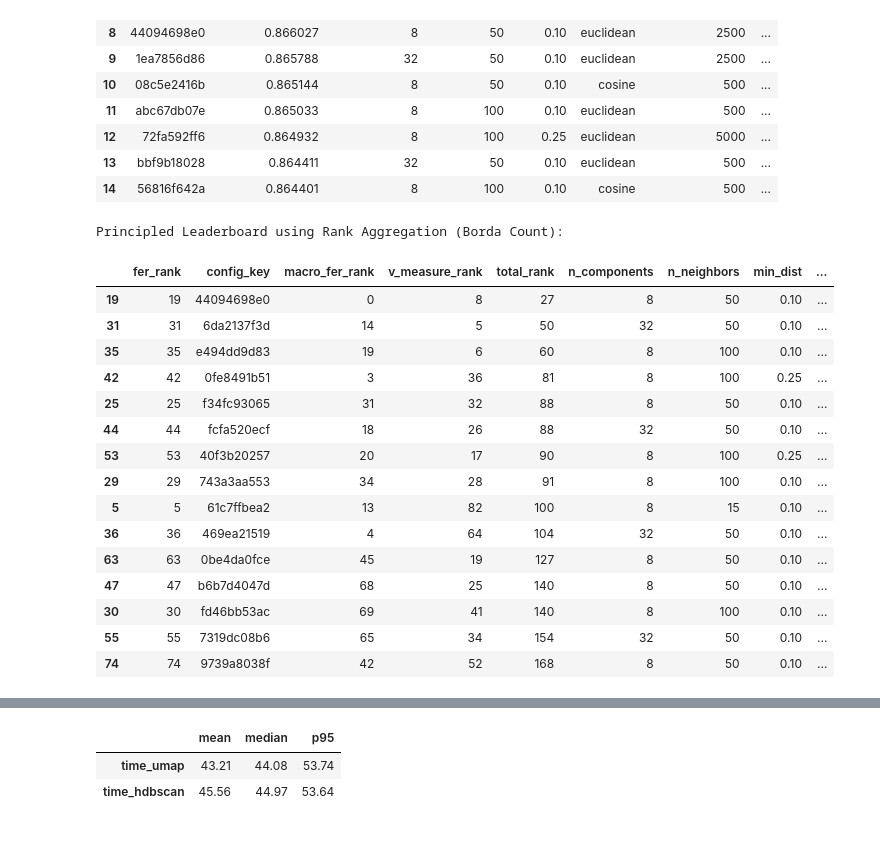
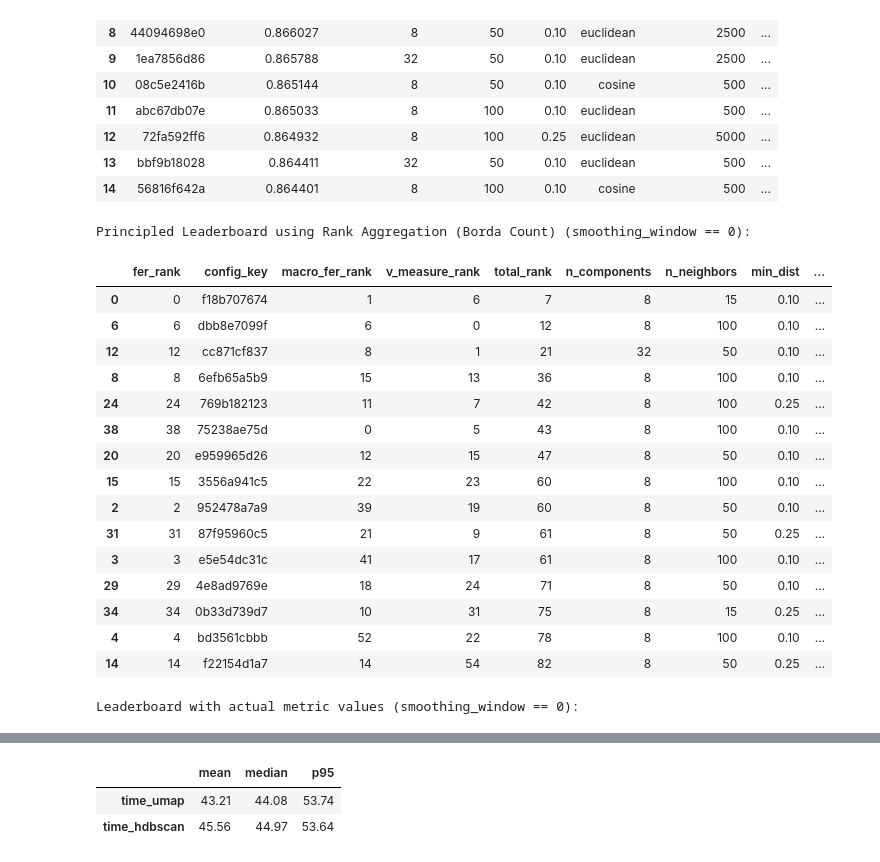
Before and after one commit to georgevenven/tweety_bert, a Jupyter notebook: decoder_paper_analysis/analyse_bird_results.ipynb, the cells around one changed output, grey strips where cells are left out. Saved outputs shown, nothing was run; the diff lists cells and outputs as text; code cells hidden in the pictures.

```diff
--- a/decoder_paper_analysis/analyse_bird_results.ipynb
+++ b/decoder_paper_analysis/analyse_bird_results.ipynb
@@ -180,44 +180,67 @@ Mean V-Measure by config (top 15):
 | 13 | bbf9b18028 | 0.864411 | 32 | 50 | 0.10 | euclidean | 500 | ... |
 | 14 | 56816f642a | 0.864401 | 8 | 100 | 0.10 | cosine | 500 | ... |
 # %%
-# assuming your three dataframes (mean_cfg, mean_cfg_macro, mean_cfg_vmeasure)
-# and the 'lookup' dataframe are already created as in your example.
+# Filter to only configs with smoothing_window == 0
+lookup_sw0 = lookup[lookup['smoothing_window'] == 0]
+sw0_keys = set(lookup_sw0.index)
+
+mean_cfg_sw0 = mean_cfg[mean_cfg['config_key'].isin(sw0_keys)].reset_index(drop=True)
+mean_cfg_macro_sw0 = mean_cfg_macro[mean_cfg_macro['config_key'].isin(sw0_keys)].reset_index(drop=True)
+mean_cfg_vmeasure_sw0 = mean_cfg_vmeasure[mean_cfg_vmeasure['config_key'].isin(sw0_keys)].reset_index(drop=True)
 
 # 1. extract the ranks for each metric. the index is the rank.
-fer_ranks = mean_cfg[['config_key']].reset_index().rename(columns={'index': 'fer_rank'})
-macro_fer_ranks = mean_cfg_macro[['config_key']].reset_index().rename(columns={'index': 'macro_fer_rank'})
-v_measure_ranks = mean_cfg_vmeasure[['config_key']].reset_index().rename(columns={'index': 'v_measure_rank'})
+fer_ranks = mean_cfg_sw0[['config_key']].reset_index().rename(columns={'index': 'fer_rank'})
+macro_fer_ranks = mean_cfg_macro_sw0[['config_key']].reset_index().rename(columns={'index': 'macro_fer_rank'})
+v_measure_ranks = mean_cfg_vmeasure_sw0[['config_key']].reset_index().rename(columns={'index': 'v_measure_rank'})
 
 # 2. merge the ranks into a single dataframe
 agg_ranks = fer_ranks.merge(macro_fer_ranks, on='config_key')
 agg_ranks = agg_ranks.merge(v_measure_ranks, on='config_key')
 
 # 3. sum the ranks to get the borda score
 agg_ranks['total_rank'] = agg_ranks['fer_rank'] + agg_ranks['macro_fer_rank'] + agg_ranks['v_measure_rank']
 
 # 4. sort by the total rank to find the best overall configuration
 final_leaderboard = agg_ranks.sort_values('total_rank')
 
 # join with the actual hyperparameter values for interpretability
 final_leaderboard = final_leaderboard.join(lookup, on='config_key')
 
-print("Principled Leaderboard using Rank Aggregation (Borda Count):")
+print("Principled Leaderboard using Rank Aggregation (Borda Count) (smoothing_window == 0):")
 display(final_leaderboard.head(15))
+
+# Print a second table where the rank columns are replaced with the actual metric values
+# Get the actual values for each config_key in the same order as the leaderboard
+value_table = final_leaderboard[['config_key']].copy()
+value_table = value_table.merge(
+    mean_cfg_sw0[['config_key', 'mean_total_fer']], on='config_key', how='left'
+).merge(
+    mean_cfg_macro_sw0[['config_key', 'mean_macro_fer']], on='config_key', how='left'
+).merge(
+    mean_cfg_vmeasure_sw0[['config_key', 'mean_v_measure']], on='config_key', how='left'
+).set_index(final_leaderboard.index)
+
+# Add hyperparameters for interpretability
+value_table = value_table.join(lookup, on='config_key')
+
+print("Leaderboard with actual metric values (smoothing_window == 0):")
+display(value_table.head(15))
 # %% [output]
-Principled Leaderboard using Rank Aggregation (Borda Count):
+Principled Leaderboard using Rank Aggregation (Borda Count) (smoothing_window == 0):
 |  | fer_rank | config_key | macro_fer_rank | v_measure_rank | total_rank | n_components | n_neighbors | min_dist | ... |
-| 19 | 19 | 44094698e0 | 0 | 8 | 27 | 8 | 50 | 0.10 | ... |
-| 31 | 31 | 6da2137f3d | 14 | 5 | 50 | 32 | 50 | 0.10 | ... |
-| 35 | 35 | e494dd9d83 | 19 | 6 | 60 | 8 | 100 | 0.10 | ... |
-| 42 | 42 | 0fe8491b51 | 3 | 36 | 81 | 8 | 100 | 0.25 | ... |
-| 25 | 25 | f34fc93065 | 31 | 32 | 88 | 8 | 50 | 0.10 | ... |
-| 44 | 44 | fcfa520ecf | 18 | 26 | 88 | 32 | 50 | 0.10 | ... |
-| 53 | 53 | 40f3b20257 | 20 | 17 | 90 | 8 | 100 | 0.25 | ... |
-| 29 | 29 | 743a3aa553 | 34 | 28 | 91 | 8 | 100 | 0.10 | ... |
-| 5 | 5 | 61c7ffbea2 | 13 | 82 | 100 | 8 | 15 | 0.10 | ... |
-| 36 | 36 | 469ea21519 | 4 | 64 | 104 | 32 | 50 | 0.10 | ... |
-| 63 | 63 | 0be4da0fce | 45 | 19 | 127 | 8 | 50 | 0.10 | ... |
-| 47 | 47 | b6b7d4047d | 68 | 25 | 140 | 8 | 50 | 0.10 | ... |
-| 30 | 30 | fd46bb53ac | 69 | 41 | 140 | 8 | 100 | 0.10 | ... |
-| 55 | 55 | 7319dc08b6 | 65 | 34 | 154 | 32 | 50 | 0.10 | ... |
-| 74 | 74 | 9739a8038f | 42 | 52 | 168 | 8 | 50 | 0.10 | ... |
+| 0 | 0 | f18b707674 | 1 | 6 | 7 | 8 | 15 | 0.10 | ... |
+| 6 | 6 | dbb8e7099f | 6 | 0 | 12 | 8 | 100 | 0.10 | ... |
+| 12 | 12 | cc871cf837 | 8 | 1 | 21 | 32 | 50 | 0.10 | ... |
+| 8 | 8 | 6efb65a5b9 | 15 | 13 | 36 | 8 | 100 | 0.10 | ... |
+| 24 | 24 | 769b182123 | 11 | 7 | 42 | 8 | 100 | 0.25 | ... |
+| 38 | 38 | 75238ae75d | 0 | 5 | 43 | 8 | 100 | 0.10 | ... |
+| 20 | 20 | e959965d26 | 12 | 15 | 47 | 8 | 50 | 0.10 | ... |
+| 15 | 15 | 3556a941c5 | 22 | 23 | 60 | 8 | 100 | 0.10 | ... |
+| 2 | 2 | 952478a7a9 | 39 | 19 | 60 | 8 | 50 | 0.10 | ... |
+| 31 | 31 | 87f95960c5 | 21 | 9 | 61 | 8 | 50 | 0.25 | ... |
+| 3 | 3 | e5e54dc31c | 41 | 17 | 61 | 8 | 100 | 0.10 | ... |
+| 29 | 29 | 4e8ad9769e | 18 | 24 | 71 | 8 | 50 | 0.10 | ... |
+| 34 | 34 | 0b33d739d7 | 10 | 31 | 75 | 8 | 15 | 0.25 | ... |
+| 4 | 4 | bd3561cbbb | 52 | 22 | 78 | 8 | 100 | 0.10 | ... |
+| 14 | 14 | f22154d1a7 | 14 | 54 | 82 | 8 | 50 | 0.25 | ... |
+Leaderboard with actual metric values (smoothing_window == 0):
```
Also changed, not shown: parts of 1 cell of this notebook, 7 other files.
